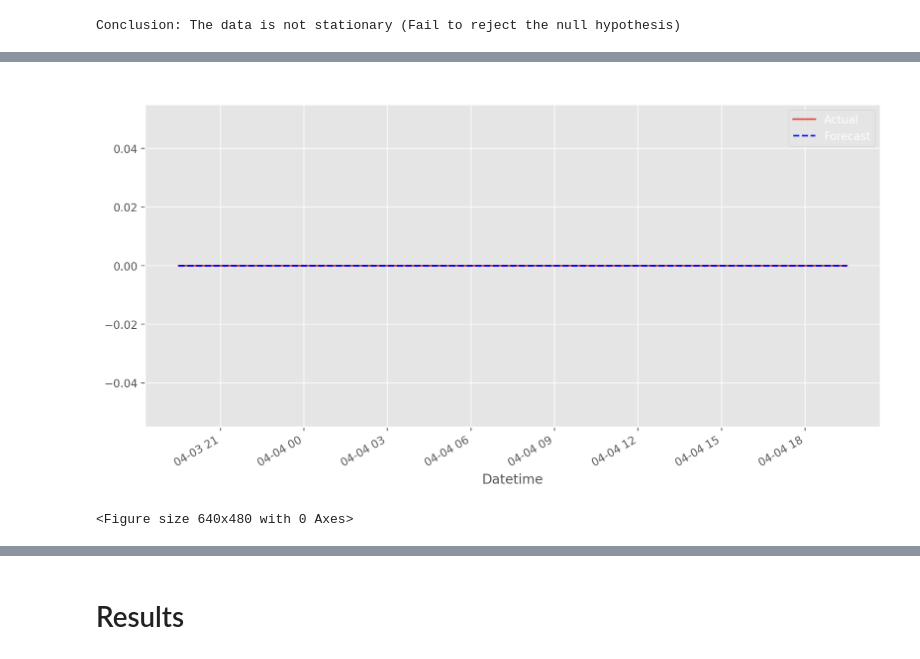
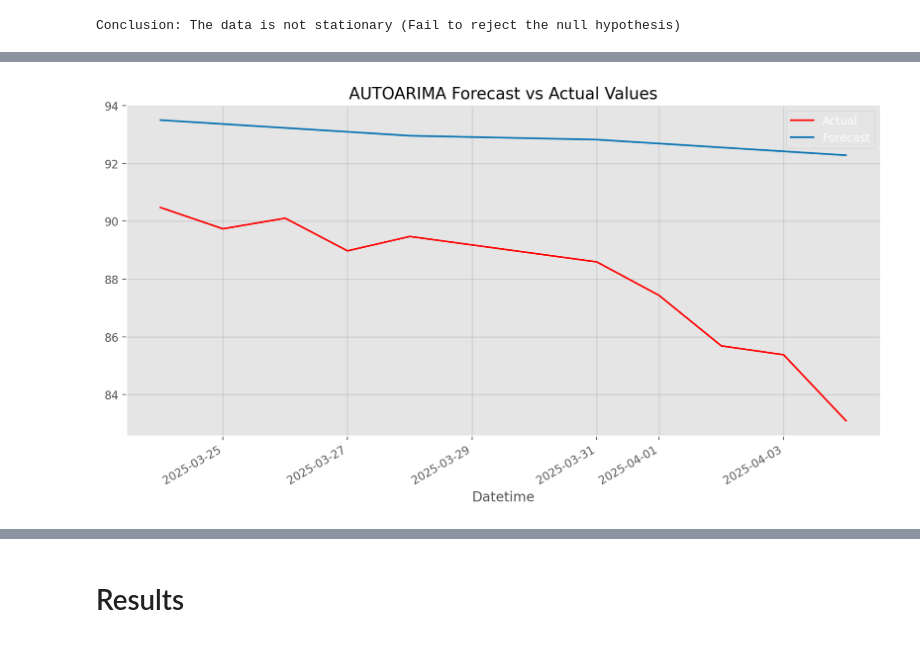
Before and after one commit to bkusuma/time-series-project, a Jupyter notebook: time-series-project.ipynb, the cells around one changed output, grey strips where cells are left out. Cells and saved outputs as stored; diff of their text form; code cells hidden in the pictures.

```diff
--- a/time-series-project.ipynb
+++ b/time-series-project.ipynb
@@ -288,8 +329,8 @@ adf_lags_used = adf_test(timeseries).iloc[2] # lags used by ADF test
 adf_lags_used += 1 # need to add lag 0 to complete the period
 period = adf_lags_used.astype(int) # convert to int
 
-if period < 7:
-    period = 35
+if period < 10:
+    period = 10
 else:
     period = period
 # %% [output]
@@ -326,3 +367,7 @@ mod = STL(
     trend_jump=trend_jump,
     low_pass_jump=low_pass_jump,
 )
+
+res = STL(timeseries, period=period).fit()
+res.plot()
+plt.show();
@@ -328,0 +376,2 @@ mod = STL(
+# %%
+mod_seasonal = res.seasonal
@@ -561,9 +640,9 @@ automatic = auto_arima(
     start_p=2,
     d=None,
     start_q=2,
-    max_p=p+1,
-    max_d=2,
-    max_q=q+1,
+    max_p=p+2,
+    max_d=4,
+    max_q=q+2,
     start_P=1,
     D=None,
     start_Q=1,
@@ -574,16 +653,16 @@ automatic = auto_arima(
     m=1,
     seasonal=True,
     stationary=False,
-    information_criterion="hqic",
+    information_criterion="aic",
     alpha=0.05,
     test="adf",
-    seasonal_test="ocsb",
+    seasonal_test="STL",
     stepwise=True,
     n_jobs=1,
     start_params=None,
     trend=None,
     method="lbfgs",
-    maxiter=50,
+    maxiter=100,
     offset_test_args=None,
     seasonal_test_args=None,
     suppress_warnings=True,
@@ -591,10 +670,12 @@ automatic = auto_arima(
     trace=False,
     random=False,
     random_state=None,
-    n_fits=10,
+    n_fits=100,
     return_valid_fits=False,
     out_of_sample_size=0,
     scoring="mse",
     scoring_args=None,
     with_intercept="auto",
     sarimax_kwargs=None)
+
+automatic.fit(train)
@@ -609,20 +684,22 @@ train.plot()
 # %%
 auto_forecast = automatic.predict(y=test, n_periods=len(test))
 auto_forecast.index = test.index
 auto_test_results = pd.DataFrame(
     {"test": test,
     "forecast": auto_forecast}, index=test.index
 )
 
 # Plot actual vs predicted values
-fig, ax = plt.subplots(figsize=(12, 6))
-auto_test_results["test"].plot(label="Actual", ax=ax)
-auto_test_results["forecast"].plot(label="Forecast", ax=ax, style="--", color="blue")
+# fig, ax = plt.subplots(figsize=(12, 6))
+fig = plt.figure(facecolor='w', figsize=(12, 6))
+ax = fig.add_subplot(111)
 
-plt.title("AUTOARIMA Forecast vs Actual Values")
+auto_test_results["test"].plot(label="Actual", color="red", ax=ax)
+auto_test_results["forecast"].plot(label="Forecast", ax=ax, color="#0072B2", ls='-')
+
+plt.title("AUTOARIMA Forecast vs Actual Values", color="black")
+plt.grid(True, which='major', c='gray', ls='-', lw=1, alpha=0.2)
 plt.legend()
-plt.show()
-plt.tight_layout();
+plt.show();
 # %% [output]
-[figure, old version]
+[figure, new version]
-<Figure size 640x480 with 0 Axes>
```
Also changed, not shown: parts of 25 cells of this notebook.
